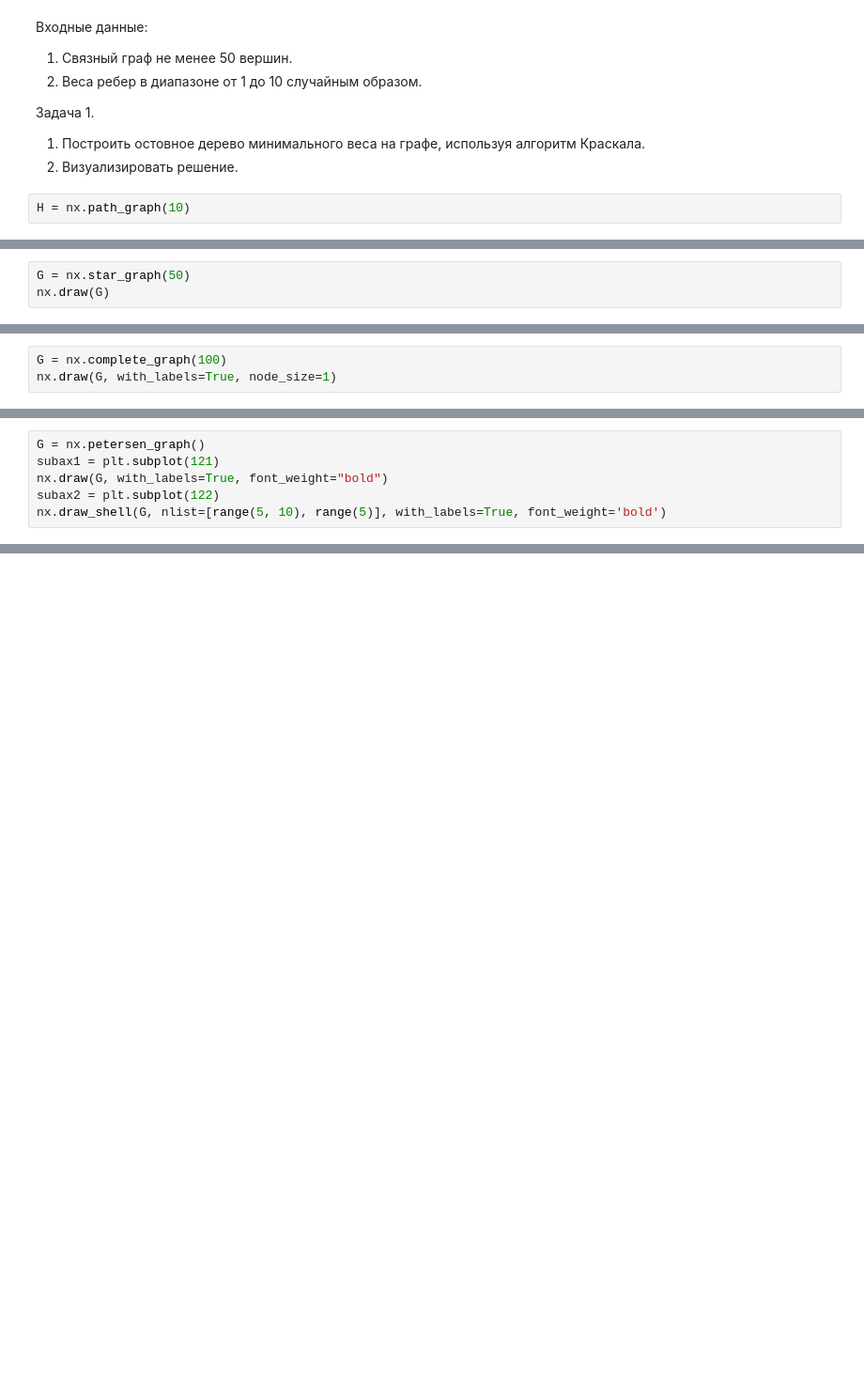
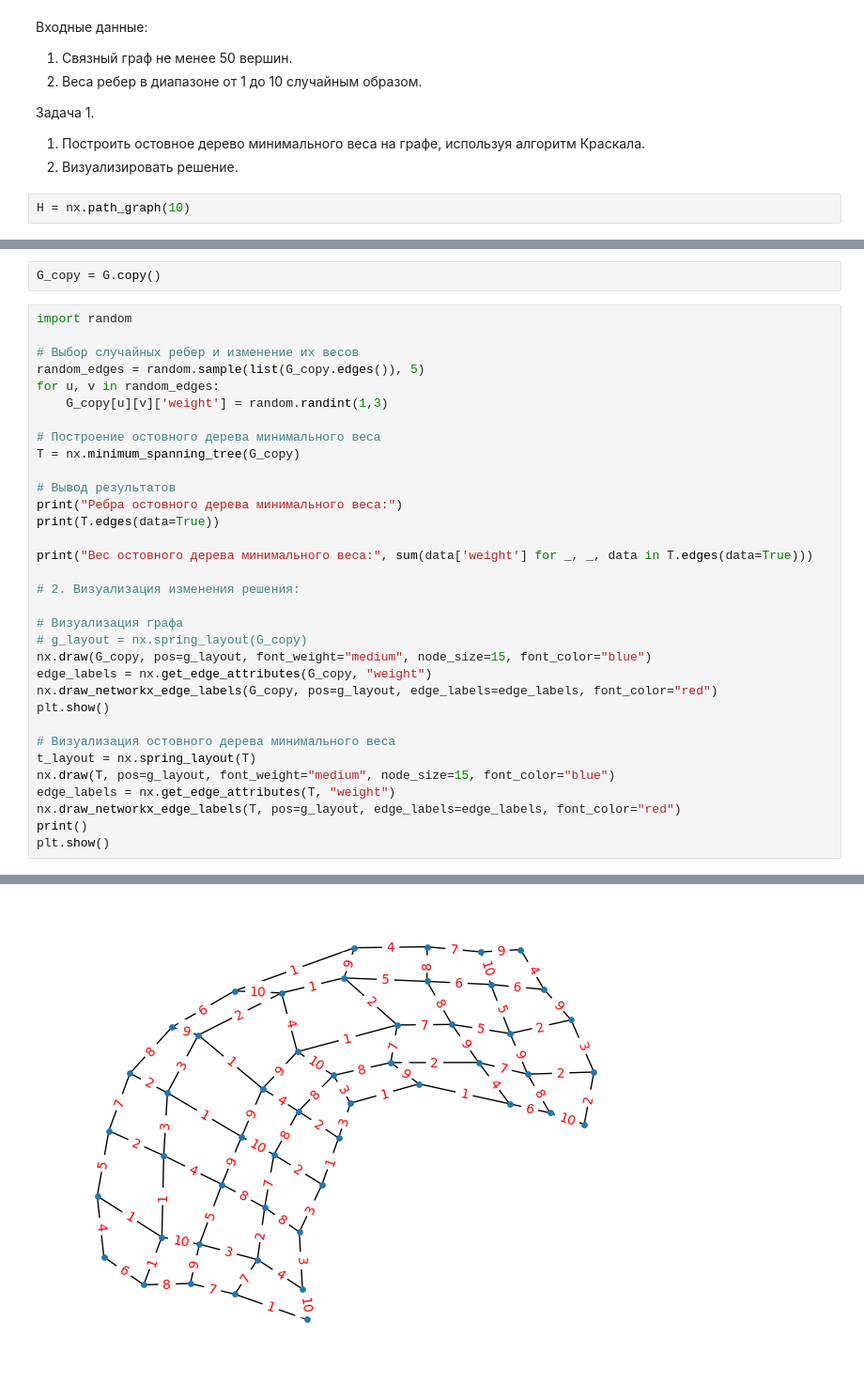
Before and after one commit to bitcoineazy/Network_Models, a Jupyter notebook: Теория_графов/02_network_models.ipynb, the cells around one changed output, grey strips where cells are left out. Shown at 94% size. Cells and saved outputs as stored; diff of their text form; blank space fills up the shorter version.

Commit message:
networkx 1

```diff
--- a/Теория_графов/02_network_models.ipynb
+++ b/Теория_графов/02_network_models.ipynb
@@ -223,3 +53,0 @@ nx.draw_networkx_edge_labels(G, pos=nx.spring_layout(G), edge_labels=edge_labels
-# %%
-G = nx.star_graph(50)
-nx.draw(G)
@@ -228,3 +53,0 @@ nx.draw(G)
-# %%
-G = nx.complete_graph(100)
-nx.draw(G, with_labels=True, node_size=1)
@@ -233,6 +53,0 @@ nx.draw(G, with_labels=True, node_size=1)
-# %%
-G = nx.petersen_graph()
-subax1 = plt.subplot(121)
-nx.draw(G, with_labels=True, font_weight="bold")
-subax2 = plt.subplot(122)
-nx.draw_shell(G, nlist=[range(5, 10), range(5)], with_labels=True, font_weight='bold')
@@ -240,0 +58,36 @@ nx.draw_shell(G, nlist=[range(5, 10), range(5)], with_labels=True, font_weight='
+# %%
+G_copy = G.copy()
+# %%
+import random
+
+# Выбор случайных ребер и изменение их весов
+random_edges = random.sample(list(G_copy.edges()), 5)
+for u, v in random_edges:
+    G_copy[u][v]['weight'] = random.randint(1,3)
+
+# Построение остовного дерева минимального веса
+T = nx.minimum_spanning_tree(G_copy)
+
+# Вывод результатов
+print("Ребра остовного дерева минимального веса:")
+print(T.edges(data=True))
+
+print("Вес остовного дерева минимального веса:", sum(data['weight'] for _, _, data in T.edges(data=True)))
+
+# 2. Визуализация изменения решения:
+
+# Визуализация графа
+# g_layout = nx.spring_layout(G_copy)
+nx.draw(G_copy, pos=g_layout, font_weight="medium", node_size=15, font_color="blue")
+edge_labels = nx.get_edge_attributes(G_copy, "weight")
+nx.draw_networkx_edge_labels(G_copy, pos=g_layout, edge_labels=edge_labels, font_color="red")
+plt.show()
+
+# Визуализация остовного дерева минимального веса
+t_layout = nx.spring_layout(T)
+nx.draw(T, pos=g_layout, font_weight="medium", node_size=15, font_color="blue")
+edge_labels = nx.get_edge_attributes(T, "weight")
+nx.draw_networkx_edge_labels(T, pos=g_layout, edge_labels=edge_labels, font_color="red")
+print()
+plt.show()
+# %% [output]
@@ -240,0 +97 @@ nx.draw_shell(G, nlist=[range(5, 10), range(5)], with_labels=True, font_weight='
+[figure, added]
```
Also changed, not shown: parts of 20 cells of this notebook.
